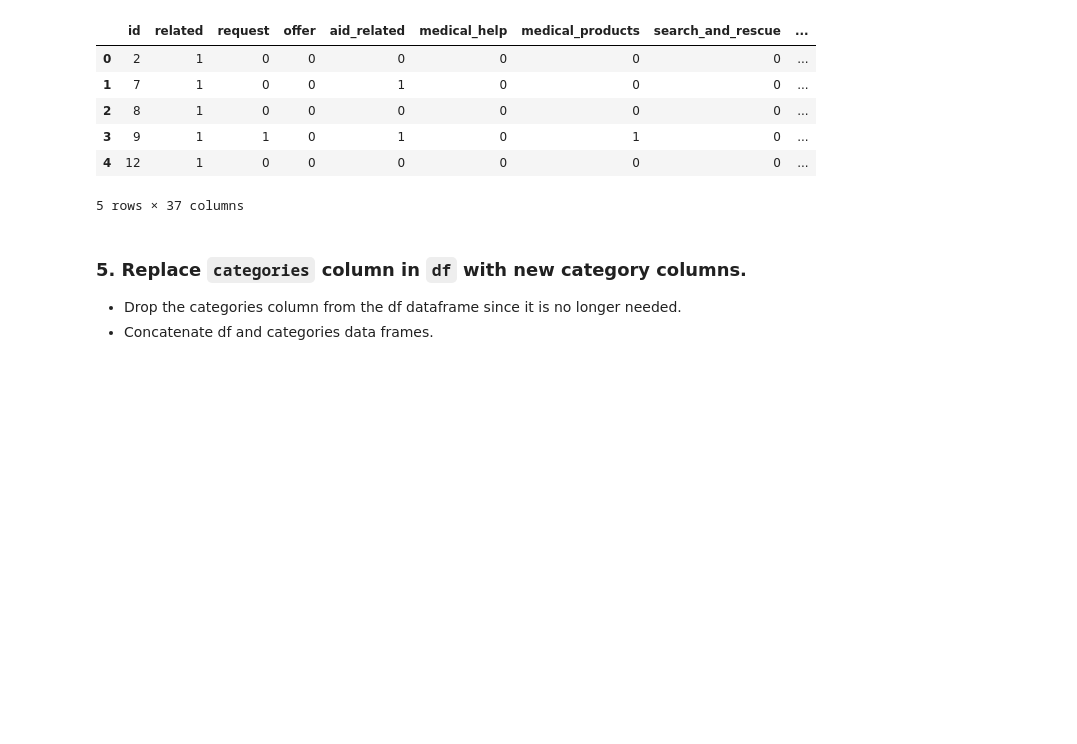
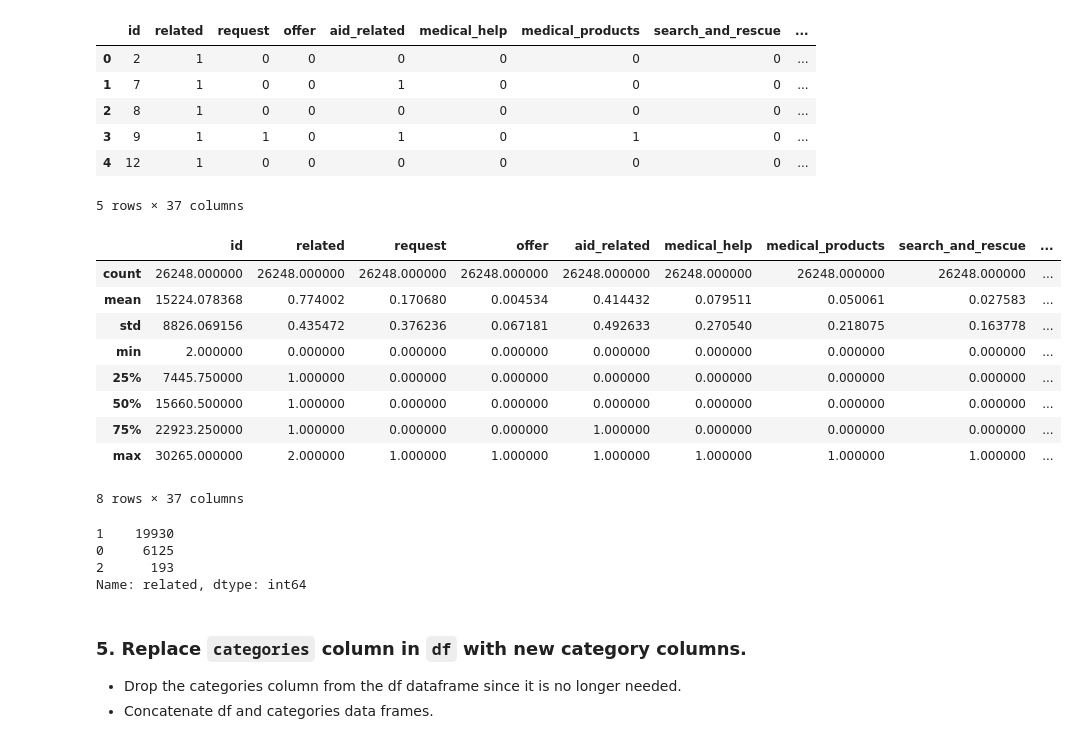
Before and after one commit to Danielramirezb18/DisasterClassifier, a Jupyter notebook: notebooks/ETL Pipeline Preparation.ipynb, the cells around one changed output. Drawn from its saved outputs; the diff is of its cells as text; code cells hidden in the pictures; blank space fills up the shorter version.

```diff
--- a/notebooks/ETL Pipeline Preparation.ipynb
+++ b/notebooks/ETL Pipeline Preparation.ipynb
@@ -114,3 +114,25 @@ categories.head()
 | 3 | 9 | 1 | 1 | 0 | 1 | 0 | 1 | 0 | ... |
 | 4 | 12 | 1 | 0 | 0 | 0 | 0 | 0 | 0 | ... |
 5 rows × 37 columns
+# %%
+#Make a brief analysis of the data
+categories.describe()
+# %% [output]
+|  | id | related | request | offer | aid_related | medical_help | medical_products | search_and_rescue | ... |
+| count | 26248.000000 | 26248.000000 | 26248.000000 | 26248.000000 | 26248.000000 | 26248.000000 | 26248.000000 | 26248.000000 | ... |
+| mean | 15224.078368 | 0.774002 | 0.170680 | 0.004534 | 0.414432 | 0.079511 | 0.050061 | 0.027583 | ... |
+| std | 8826.069156 | 0.435472 | 0.376236 | 0.067181 | 0.492633 | 0.270540 | 0.218075 | 0.163778 | ... |
+| min | 2.000000 | 0.000000 | 0.000000 | 0.000000 | 0.000000 | 0.000000 | 0.000000 | 0.000000 | ... |
+| 25% | 7445.750000 | 1.000000 | 0.000000 | 0.000000 | 0.000000 | 0.000000 | 0.000000 | 0.000000 | ... |
+| 50% | 15660.500000 | 1.000000 | 0.000000 | 0.000000 | 0.000000 | 0.000000 | 0.000000 | 0.000000 | ... |
+| 75% | 22923.250000 | 1.000000 | 0.000000 | 0.000000 | 1.000000 | 0.000000 | 0.000000 | 0.000000 | ... |
+| max | 30265.000000 | 2.000000 | 1.000000 | 1.000000 | 1.000000 | 1.000000 | 1.000000 | 1.000000 | ... |
+8 rows × 37 columns
+# %%
+#The max value in related column is 2, so we have to handle this values
+categories.related.value_counts()
+# %% [output]
+1    19930
+0     6125
+2      193
+Name: related, dtype: int64
```
Also changed, not shown: parts of 4 cells of this notebook.
